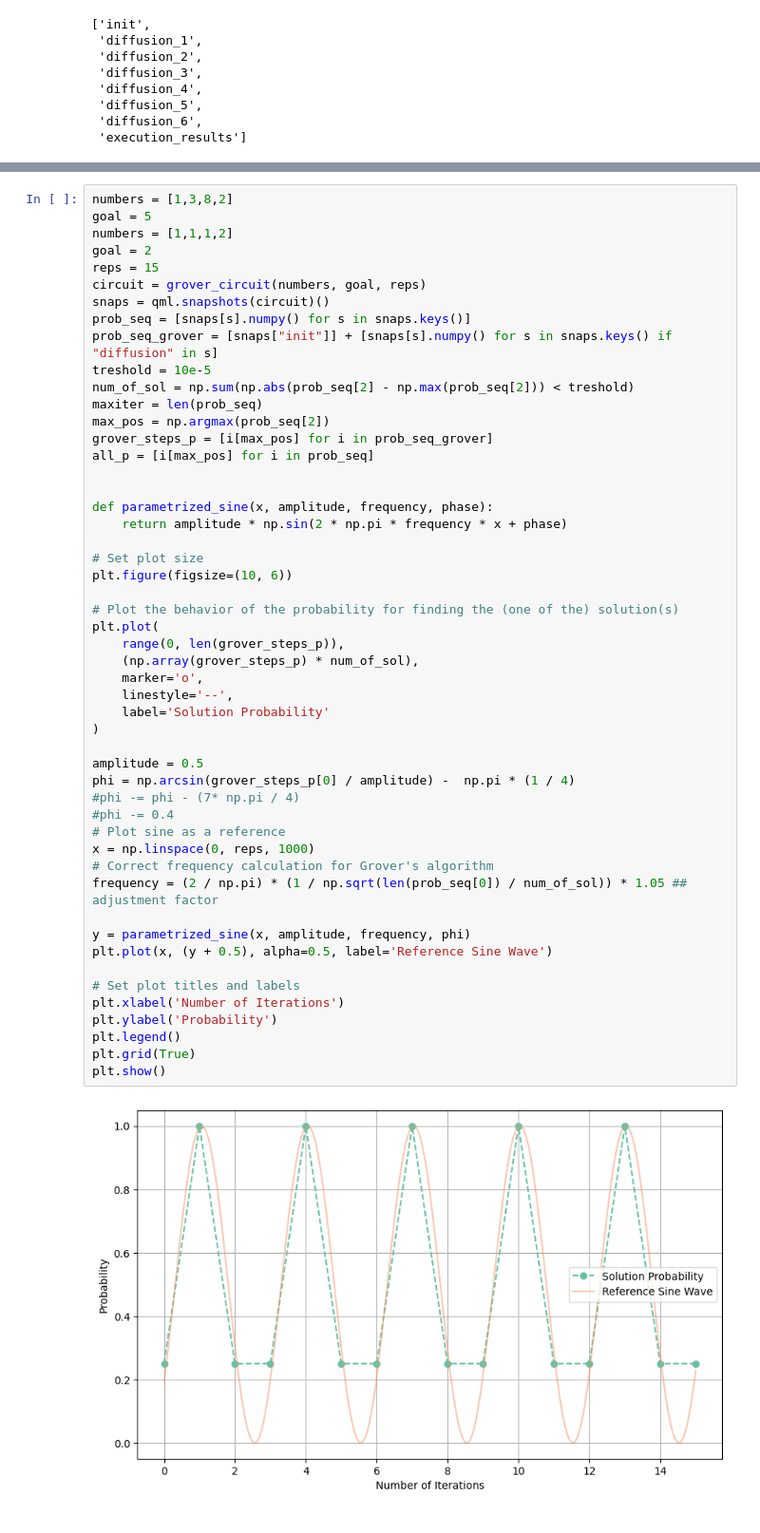
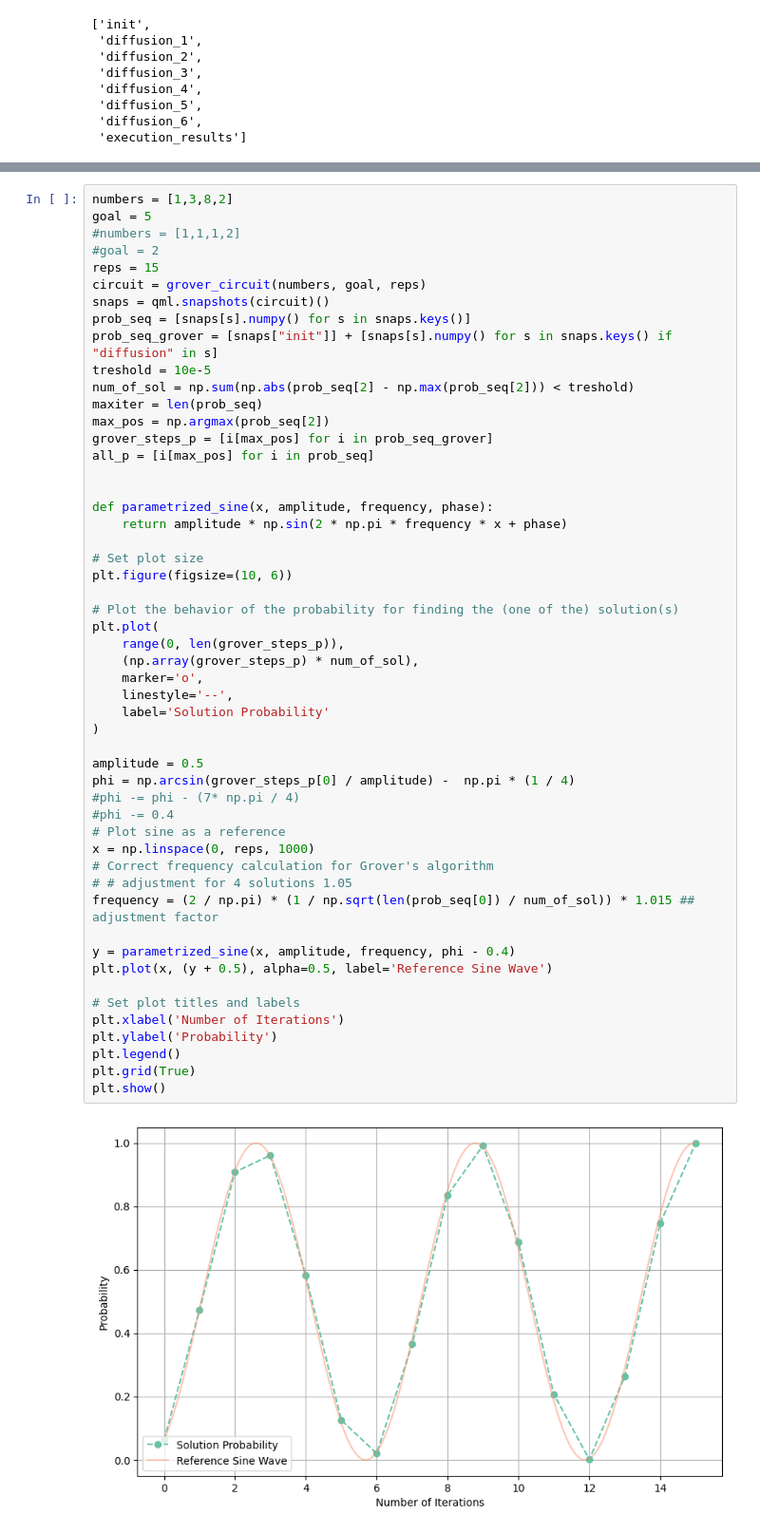
Before and after one commit to arcticronin/quantum_knapsack_pennylane, a Jupyter notebook: main.ipynb, the cells around one changed output, grey strips where cells are left out. Shown at 95% size. Saved outputs shown, nothing was run; the diff lists cells and outputs as text.

```diff
--- a/main.ipynb
+++ b/main.ipynb
@@ -142,8 +140,8 @@ plt.show()
 # %%
 numbers = [1,3,8,2]
 goal = 5
-numbers = [1,1,1,2]
-goal = 2
+#numbers = [1,1,1,2]
+#goal = 2
 reps = 15
 circuit = grover_circuit(numbers, goal, reps)
 snaps = qml.snapshots(circuit)()
@@ -162,33 +160,34 @@ def parametrized_sine(x, amplitude, frequency, phase):
 
 # Set plot size
 plt.figure(figsize=(10, 6))
 
 # Plot the behavior of the probability for finding the (one of the) solution(s)
 plt.plot(
     range(0, len(grover_steps_p)),
     (np.array(grover_steps_p) * num_of_sol),
     marker='o',
     linestyle='--',
     label='Solution Probability'
 )
 
 amplitude = 0.5
 phi = np.arcsin(grover_steps_p[0] / amplitude) -  np.pi * (1 / 4)
 #phi -= phi - (7* np.pi / 4)
 #phi -= 0.4
 # Plot sine as a reference
 x = np.linspace(0, reps, 1000)
 # Correct frequency calculation for Grover's algorithm
-frequency = (2 / np.pi) * (1 / np.sqrt(len(prob_seq[0]) / num_of_sol)) * 1.05 ## adjustment factor
+# # adjustment for 4 solutions 1.05
+frequency = (2 / np.pi) * (1 / np.sqrt(len(prob_seq[0]) / num_of_sol)) * 1.015 ## adjustment factor
 
-y = parametrized_sine(x, amplitude, frequency, phi)
+y = parametrized_sine(x, amplitude, frequency, phi - 0.4)
 plt.plot(x, (y + 0.5), alpha=0.5, label='Reference Sine Wave')
 
 # Set plot titles and labels
 plt.xlabel('Number of Iterations')
 plt.ylabel('Probability')
 plt.legend()
 plt.grid(True)
 plt.show()
 # %% [output]
-[figure, old version]
+[figure, new version]
```
Also changed, not shown: parts of 8 cells of this notebook, 5 other files.
